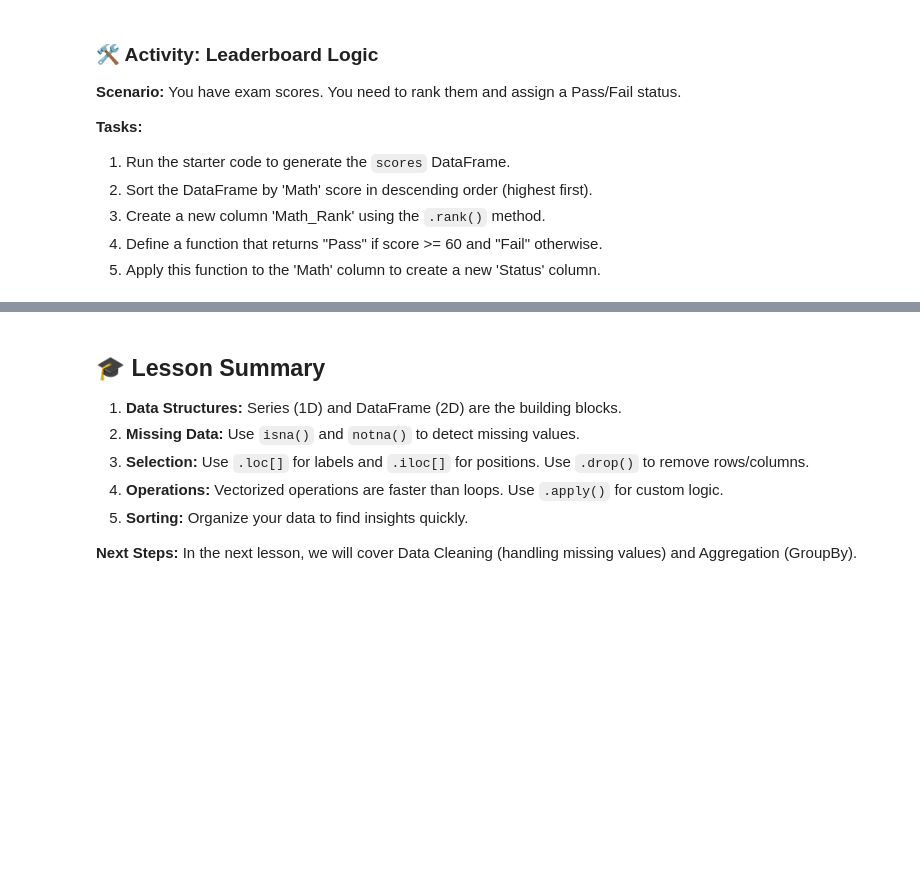
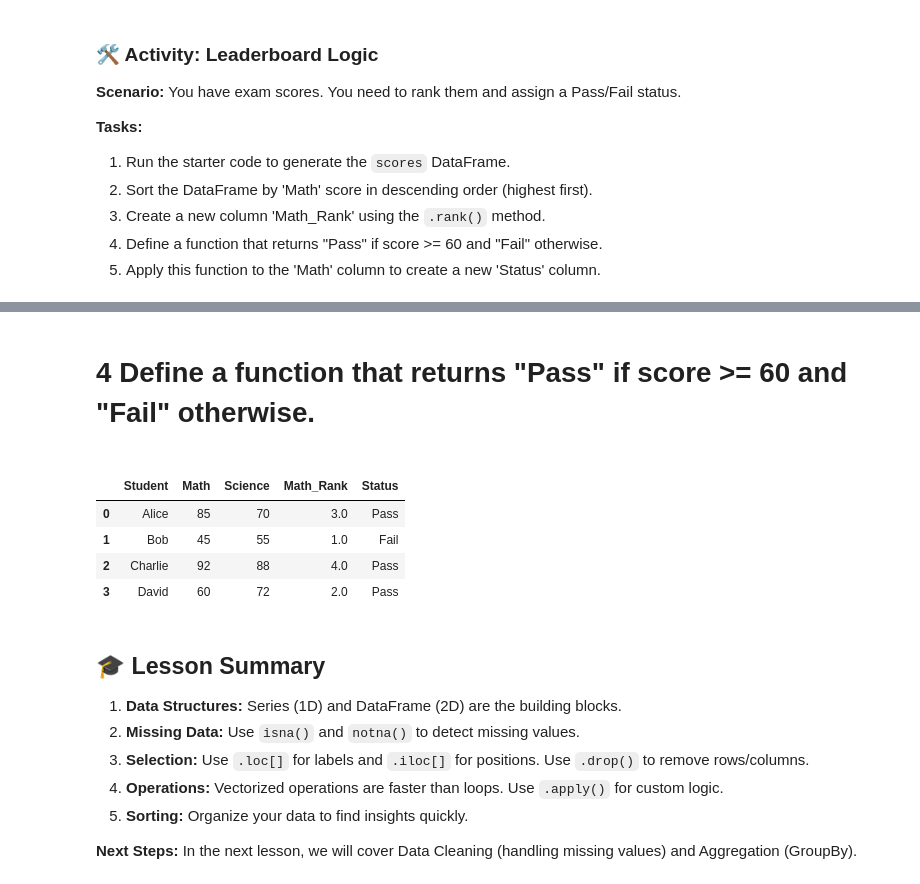
Before and after one commit to zeroonyx/6m-data-1.7-intro-pandas, a Jupyter notebook: notebooks/pandas_lesson.ipynb, the cells around one changed output, grey strips where cells are left out. Saved outputs shown, nothing was run; the diff lists cells and outputs as text; code cells hidden in the pictures; blank space fills up the shorter version.

```diff
--- a/notebooks/pandas_lesson.ipynb
+++ b/notebooks/pandas_lesson.ipynb
@@ -285,0 +426,4 @@ scores = pd.DataFrame({
+# %%
+# 3. Create a new column 'Math_Rank' using the `.rank()` method.
+scores['Math_Rank'] = scores['Math'].rank()
+scores
@@ -286,3 +436,19 @@ scores = pd.DataFrame({
+# %% [markdown]
+# 4 Define a function that returns "Pass" if score >= 60 and "Fail" otherwise.
+# %%
+def pass_fail(score):
+    return "Pass" if score >= 60 else "Fail"
+# %% [markdown]
+<!-- 5. Apply this function to the 'Math' column to create a new 'Status' column. -->
+# %%
+scores['Status'] = scores['Math'].apply(pass_fail)
+scores
+# %% [output]
+|  | Student | Math | Science | Math_Rank | Status |
+| 0 | Alice | 85 | 70 | 3.0 | Pass |
+| 1 | Bob | 45 | 55 | 1.0 | Fail |
+| 2 | Charlie | 92 | 88 | 4.0 | Pass |
+| 3 | David | 60 | 72 | 2.0 | Pass |
 # %% [markdown]
 ## 🎓 Lesson Summary
 
```
Also changed, not shown: parts of 17 cells of this notebook, 1 other file.
